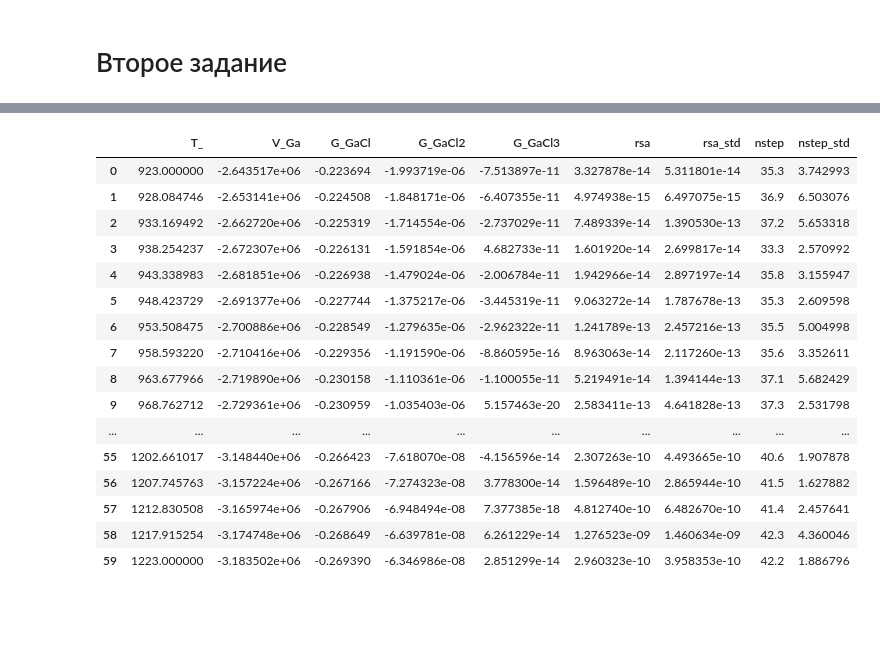
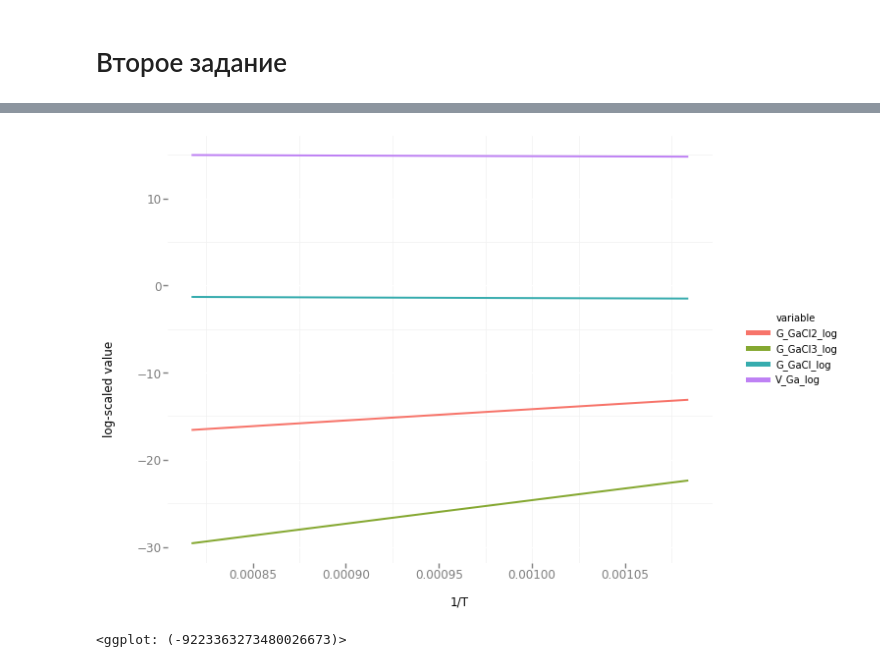
Before and after one commit to zerogerc/algan_modeling, a Jupyter notebook: Modeling.ipynb, the cells around one changed output, grey strips where cells are left out. Drawn from its saved outputs; the diff is of its cells as text; code cells hidden in the pictures; blank space fills up the shorter version.

```diff
--- a/Modeling.ipynb
+++ b/Modeling.ipynb
@@ -396,26 +376,6 @@ for k, T in tqdm(list(enumerate(Ts))):
         'nstep': nstep,
         'nstep_std': nstep_std
     }
-# %%
-second_newton_benchmark
-# %% [output]
-|  | T_ | V_Ga | G_GaCl | G_GaCl2 | G_GaCl3 | rsa | rsa_std | nstep | nstep_std |
-| 0 | 923.000000 | -2.643517e+06 | -0.223694 | -1.993719e-06 | -7.513897e-11 | 3.327878e-14 | 5.311801e-14 | 35.3 | 3.742993 |
-| 1 | 928.084746 | -2.653141e+06 | -0.224508 | -1.848171e-06 | -6.407355e-11 | 4.974938e-15 | 6.497075e-15 | 36.9 | 6.503076 |
-| 2 | 933.169492 | -2.662720e+06 | -0.225319 | -1.714554e-06 | -2.737029e-11 | 7.489339e-14 | 1.390530e-13 | 37.2 | 5.653318 |
-| 3 | 938.254237 | -2.672307e+06 | -0.226131 | -1.591854e-06 | 4.682733e-11 | 1.601920e-14 | 2.699817e-14 | 33.3 | 2.570992 |
-| 4 | 943.338983 | -2.681851e+06 | -0.226938 | -1.479024e-06 | -2.006784e-11 | 1.942966e-14 | 2.897197e-14 | 35.8 | 3.155947 |
-| 5 | 948.423729 | -2.691377e+06 | -0.227744 | -1.375217e-06 | -3.445319e-11 | 9.063272e-14 | 1.787678e-13 | 35.3 | 2.609598 |
-| 6 | 953.508475 | -2.700886e+06 | -0.228549 | -1.279635e-06 | -2.962322e-11 | 1.241789e-13 | 2.457216e-13 | 35.5 | 5.004998 |
-| 7 | 958.593220 | -2.710416e+06 | -0.229356 | -1.191590e-06 | -8.860595e-16 | 8.963063e-14 | 2.117260e-13 | 35.6 | 3.352611 |
-| 8 | 963.677966 | -2.719890e+06 | -0.230158 | -1.110361e-06 | -1.100055e-11 | 5.219491e-14 | 1.394144e-13 | 37.1 | 5.682429 |
-| 9 | 968.762712 | -2.729361e+06 | -0.230959 | -1.035403e-06 | 5.157463e-20 | 2.583411e-13 | 4.641828e-13 | 37.3 | 2.531798 |
-| ... | ... | ... | ... | ... | ... | ... | ... | ... | ... |
-| 55 | 1202.661017 | -3.148440e+06 | -0.266423 | -7.618070e-08 | -4.156596e-14 | 2.307263e-10 | 4.493665e-10 | 40.6 | 1.907878 |
-| 56 | 1207.745763 | -3.157224e+06 | -0.267166 | -7.274323e-08 | 3.778300e-14 | 1.596489e-10 | 2.865944e-10 | 41.5 | 1.627882 |
-| 57 | 1212.830508 | -3.165974e+06 | -0.267906 | -6.948494e-08 | 7.377385e-18 | 4.812740e-10 | 6.482670e-10 | 41.4 | 2.457641 |
-| 58 | 1217.915254 | -3.174748e+06 | -0.268649 | -6.639781e-08 | 6.261229e-14 | 1.276523e-09 | 1.460634e-09 | 42.3 | 4.360046 |
-| 59 | 1223.000000 | -3.183502e+06 | -0.269390 | -6.346986e-08 | 2.851299e-14 | 2.960323e-10 | 3.958353e-10 | 42.2 | 1.886796 |
 # %%
 second_newton_benchmark['invT'] = 1 / second_newton_benchmark.T_
 second_newton_benchmark['V_Ga_log'] = np.log(np.abs(second_newton_benchmark.V_Ga))
@@ -424,4 +385,14 @@ second_newton_benchmark['G_GaCl2_log'] = np.log(np.abs(second_newton_benchmark.G
 second_newton_benchmark['G_GaCl3_log'] = np.log(np.abs(second_newton_benchmark.G_GaCl3))
 second_newton_df = pd.melt(second_newton_benchmark[['invT', 'V_Ga_log', 'G_GaCl_log',
                                       'G_GaCl2_log', 'G_GaCl2_log', 'G_GaCl3_log']], id_vars=['invT'])
+# %%
+rcParams['figure.figsize'] = 10, 7
+(ggplot(aes(x = 'invT', y = 'value', color='variable'), second_newton_df) +
+    geom_line(size=2) +
+    ylab('log-scaled value') +
+    xlab('1/T') +
+    theme_bw())
+# %% [output]
+[figure, added]
+<ggplot: (-9223363273480026673)>
 # %%
```
Also changed, not shown: parts of 20 cells of this notebook.
